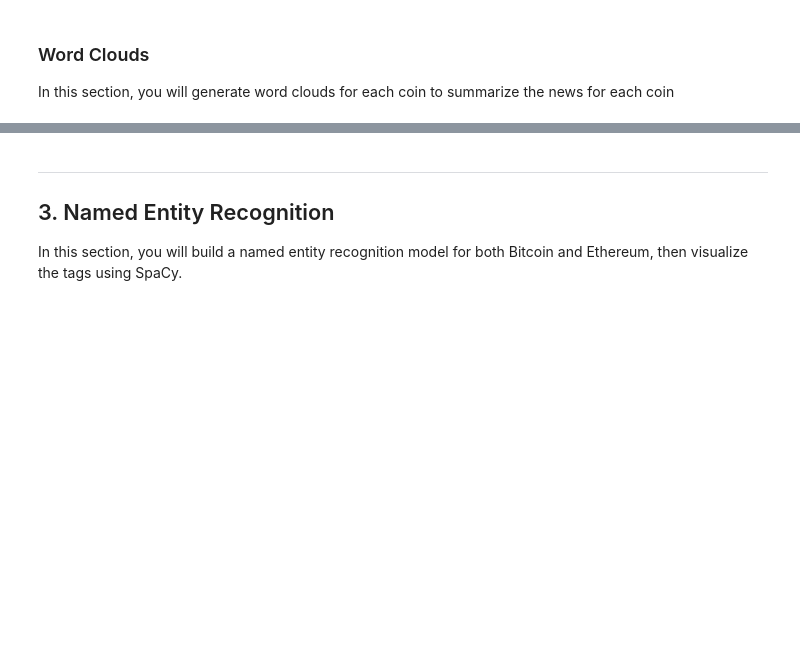
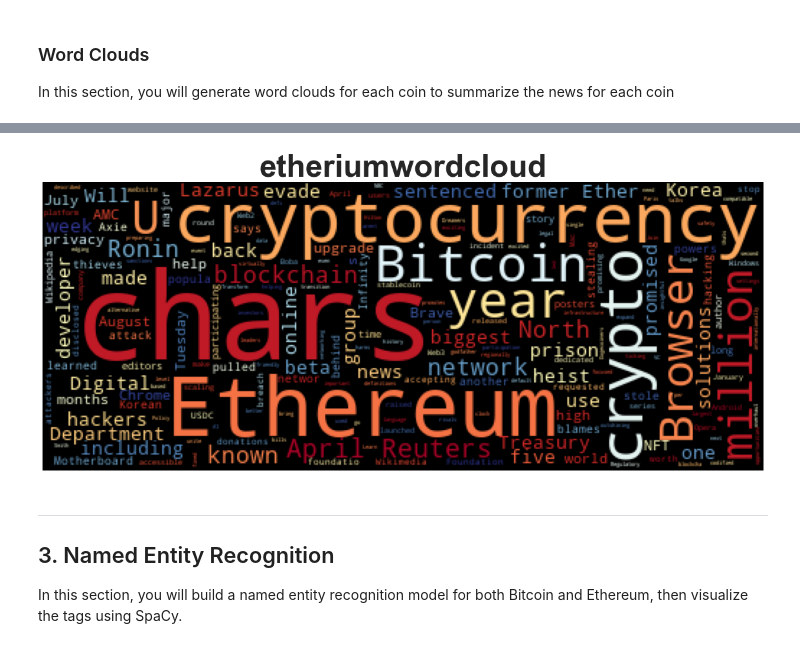
Before and after one commit to trakkamartin/nlp, a Jupyter notebook: Starter_Code/crypto_sentiment.ipynb, the cells around one changed output, grey strips where cells are left out. Drawn from its saved outputs; the diff is of its cells as text; code cells hidden in the pictures; blank space fills up the shorter version.

```diff
--- a/Starter_Code/crypto_sentiment.ipynb
+++ b/Starter_Code/crypto_sentiment.ipynb
@@ -201,3 +204,5 @@ def tokenizer(text):
+# %%
+eth['tokens']=eth.text.apply(tokenizer)
 # %% [markdown]
 ---
 # %% [markdown]
@@ -248,3 +325,7 @@ mpl.rcParams['figure.figsize'] = [20.0, 10.0]
+# %%
+wordcloud(eth.text.str.cat(),title='etheriumwordcloud')
+# %% [output]
+[figure, added]
 # %% [markdown]
 ---
 ## 3. Named Entity Recognition
```
Also changed, not shown: parts of 38 cells of this notebook, 1 other file.
